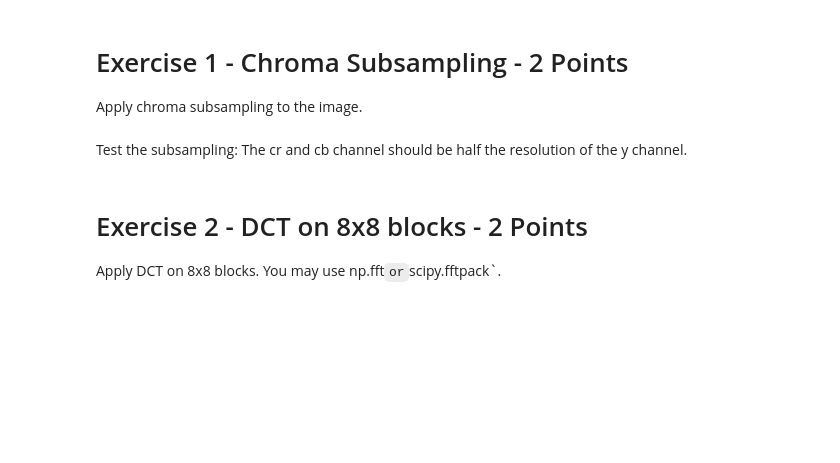
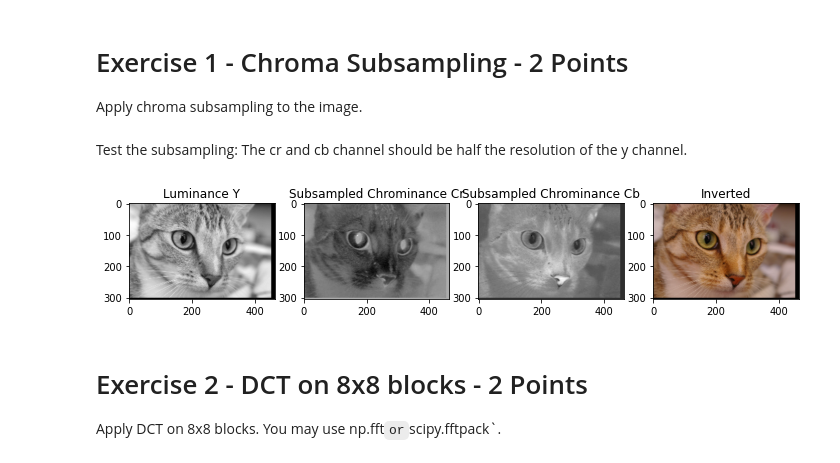
Before and after one commit to oleksa-oleksa/Image_Processing_SS2020_FU_Berlin, a Jupyter notebook: assignments/09_assignment.ipynb, the cells around one changed output. Cells and saved outputs as stored; diff of their text form; code cells hidden in the pictures; blank space fills up the shorter version.

Commit message:
assignment 9 code replaced with one from local version made before pull, deleted swp copy of assignment 8

```diff
--- a/assignments/09_assignment.ipynb
+++ b/assignments/09_assignment.ipynb
@@ -89,6 +92,7 @@ class ChromaSubsampling:
            You can simply use the mean of four neighbours.
         """
         shape = rgb_img.shape
+        #print(shape.type)
 
         ycbcr_img = np.dot(self.ycbcr, rgb_img.reshape(-1, 3).T)
         ycbcr_img = ycbcr_img.T.reshape(shape)
@@ -96,29 +100,65 @@ class ChromaSubsampling:
         # subsample the cb and cr channel, so that they have half the resolution of the Y-channel.
         # A simple thing might be to use the mean of 4 neighbours.
         # your code here
-        return ycbcr_img[:, :, 0], ycbcr_img[:, :, 1], ycbcr_img[:, :, 2]
+        # 4:2:2 has half the chroma
+        # https://medium.com/@sddkal/chroma-subsampling-in-numpy-47bf2bb5af83
+        sub_img = ycbcr_img.copy()
+        # Vertically, every second element equals to element above itself.
+        sub_img[1::2, :] = sub_img[::2, :]
+        # Horizontally, every second element equals to the element on its left side.
+        sub_img[:, 1::2] = sub_img[:, ::2]
+        # y, cb, cr
+        return sub_img[:, :, 0], sub_img[:, :, 1], sub_img[:, :, 2]
 
     def invert(self, inputs):
         y, cb, cr = inputs
+        # debug
+        #print(y.shape)
+
         # your code here
-        return np.stack([y, cb, cr], axis=-1)
+        rgb_matrix = np.array([
+            [1, 0, 1.402],
+            [1, -0.34414, -0.71414],
+            [1, 1.772, 0]
+        ])
+
+        shape = (y.shape[0], y.shape[1], 3)
+        rgb_img = np.zeros(shape, dtype=np.double)
+
+        cb_mod = cb - 128
+        cr_mod = cr - 128
+        r = y + 1.402 * cr_mod
+        g = y - 0.34414 * cb_mod - 0.71414 * cr_mod
+        b = y + 1.772 * cb_mod
+
+        rgb_img[:,:,0] = r
+        rgb_img[:,:,1] = g
+        rgb_img[:,:,2] = b
+
+        np.putmask(rgb_img, rgb_img > 255, 255)
+        np.putmask(rgb_img, rgb_img < 0, 0)
+        return np.uint8(rgb_img)
 # %% [markdown]
 Test the subsampling: The cr and cb channel should be half the resolution of the y channel.
 # %%
 y, cb, cr = ChromaSubsampling()(img)
 plt.subplot(141)
 plt.title('Luminance Y')
 plt.imshow(y, cmap='gray')
 plt.subplot(142)
 plt.title('Subsampled Chrominance Cr')
 plt.imshow(cb, cmap='gray')
 plt.subplot(143)
 plt.title('Subsampled Chrominance Cb')
 plt.imshow(cr, cmap='gray')
 plt.subplot(144)
 plt.title('Inverted')
-plt.imshow(ChromaSubsampling().invert((y,cb,cr)))
+#plt.imshow(np.clip(ChromaSubsampling().invert((y,cb,cr)), 0, 1), cmap='gray')
+plt.imshow(ChromaSubsampling().invert((y,cb,cr)), cmap='gray')
+
 plt.show()
+# %% [output]
+[figure, added]
 # %% [markdown]
 # Exercise 2 - DCT on 8x8 blocks - 2 Points
 Apply DCT on 8x8 blocks. You may use np.fft` or `scipy.fftpack`.
```
Also changed, not shown: parts of 11 cells of this notebook, 1 other file.
